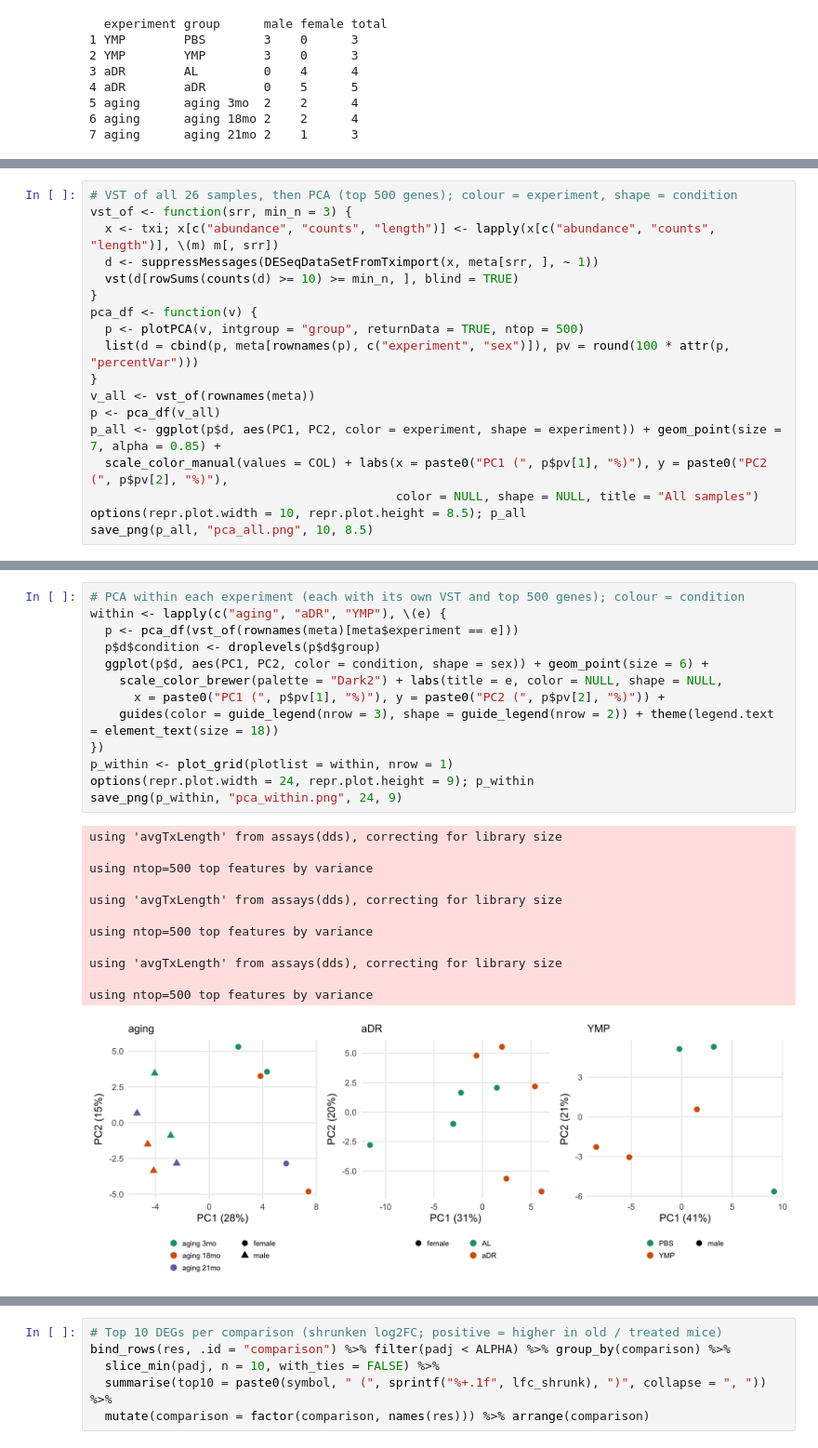
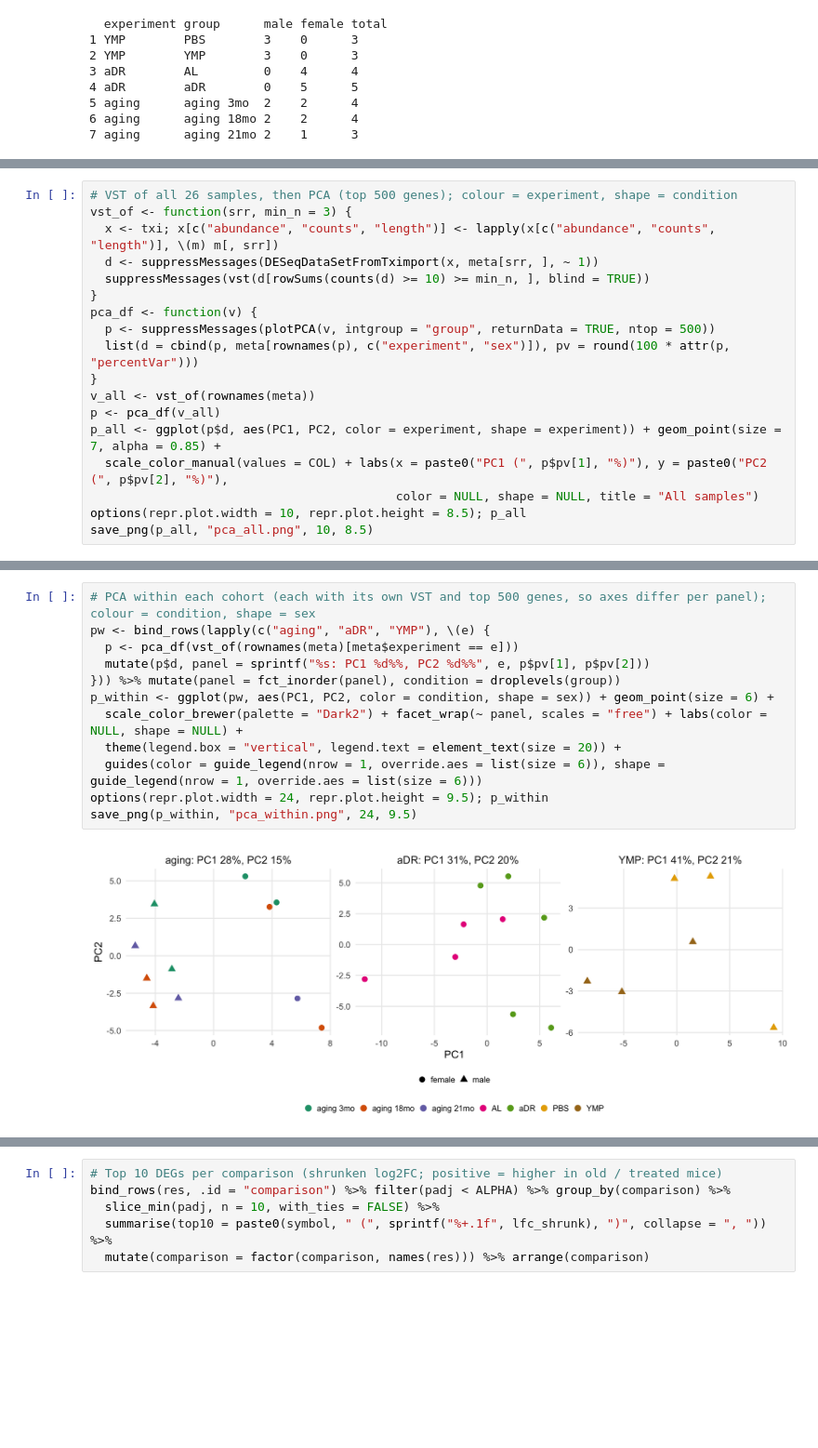
Before and after one commit to Jeffateth/RNAseq_aging, a Jupyter notebook: teammates/lea/Script.ipynb, the cells around one changed output, grey strips where cells are left out. Shown at 93% size. Drawn from its saved outputs; the diff is of its cells as text; blank space fills up the shorter version.

Commit message:
Lea refactor review: what/why/how-to-read text per step, gene vs pathway level and confounding stated, median |log2FC| added, volcano x axis capped, cowplot dropped; clean re-run

```diff
--- a/teammates/lea/Script.ipynb
+++ b/teammates/lea/Script.ipynb
@@ -103,10 +109,10 @@ meta %>% count(experiment, group, sex) %>% pivot_wider(names_from = sex, values_
 vst_of <- function(srr, min_n = 3) {
   x <- txi; x[c("abundance", "counts", "length")] <- lapply(x[c("abundance", "counts", "length")], \(m) m[, srr])
   d <- suppressMessages(DESeqDataSetFromTximport(x, meta[srr, ], ~ 1))
-  vst(d[rowSums(counts(d) >= 10) >= min_n, ], blind = TRUE)
+  suppressMessages(vst(d[rowSums(counts(d) >= 10) >= min_n, ], blind = TRUE))
 }
 pca_df <- function(v) {
-  p <- plotPCA(v, intgroup = "group", returnData = TRUE, ntop = 500)
+  p <- suppressMessages(plotPCA(v, intgroup = "group", returnData = TRUE, ntop = 500))
   list(d = cbind(p, meta[rownames(p), c("experiment", "sex")]), pv = round(100 * attr(p, "percentVar")))
 }
 v_all <- vst_of(rownames(meta))
@@ -123,29 +126,17 @@ using ntop=500 top features by variance
 [figure]
 # %%
-# PCA within each experiment (each with its own VST and top 500 genes); colour = condition
-within <- lapply(c("aging", "aDR", "YMP"), \(e) {
+# PCA within each cohort (each with its own VST and top 500 genes, so axes differ per panel); colour = condition, shape = sex
+pw <- bind_rows(lapply(c("aging", "aDR", "YMP"), \(e) {
   p <- pca_df(vst_of(rownames(meta)[meta$experiment == e]))
-  p$d$condition <- droplevels(p$d$group)
-  ggplot(p$d, aes(PC1, PC2, color = condition, shape = sex)) + geom_point(size = 6) +
-    scale_color_brewer(palette = "Dark2") + labs(title = e, color = NULL, shape = NULL,
-      x = paste0("PC1 (", p$pv[1], "%)"), y = paste0("PC2 (", p$pv[2], "%)")) +
-    guides(color = guide_legend(nrow = 3), shape = guide_legend(nrow = 2)) + theme(legend.text = element_text(size = 18))
-})
-p_within <- plot_grid(plotlist = within, nrow = 1)
-options(repr.plot.width = 24, repr.plot.height = 9); p_within
-save_png(p_within, "pca_within.png", 24, 9)
+  mutate(p$d, panel = sprintf("%s: PC1 %d%%, PC2 %d%%", e, p$pv[1], p$pv[2]))
+})) %>% mutate(panel = fct_inorder(panel), condition = droplevels(group))
+p_within <- ggplot(pw, aes(PC1, PC2, color = condition, shape = sex)) + geom_point(size = 6) +
+  scale_color_brewer(palette = "Dark2") + facet_wrap(~ panel, scales = "free") + labs(color = NULL, shape = NULL) +
+  theme(legend.box = "vertical", legend.text = element_text(size = 20)) +
+  guides(color = guide_legend(nrow = 1, override.aes = list(size = 6)), shape = guide_legend(nrow = 1, override.aes = list(size = 6)))
+options(repr.plot.width = 24, repr.plot.height = 9.5); p_within
+save_png(p_within, "pca_within.png", 24, 9.5)
 # %% [output]
-using 'avgTxLength' from assays(dds), correcting for library size
-
-using ntop=500 top features by variance
-
-using 'avgTxLength' from assays(dds), correcting for library size
-
-using ntop=500 top features by variance
-
-using 'avgTxLength' from assays(dds), correcting for library size
-
-using ntop=500 top features by variance
-[figure, old version]
+[figure, new version]
 # %% [markdown]
 **Reading the PCA**
```
Also changed, not shown: parts of 21 cells of this notebook, 5 other files.
